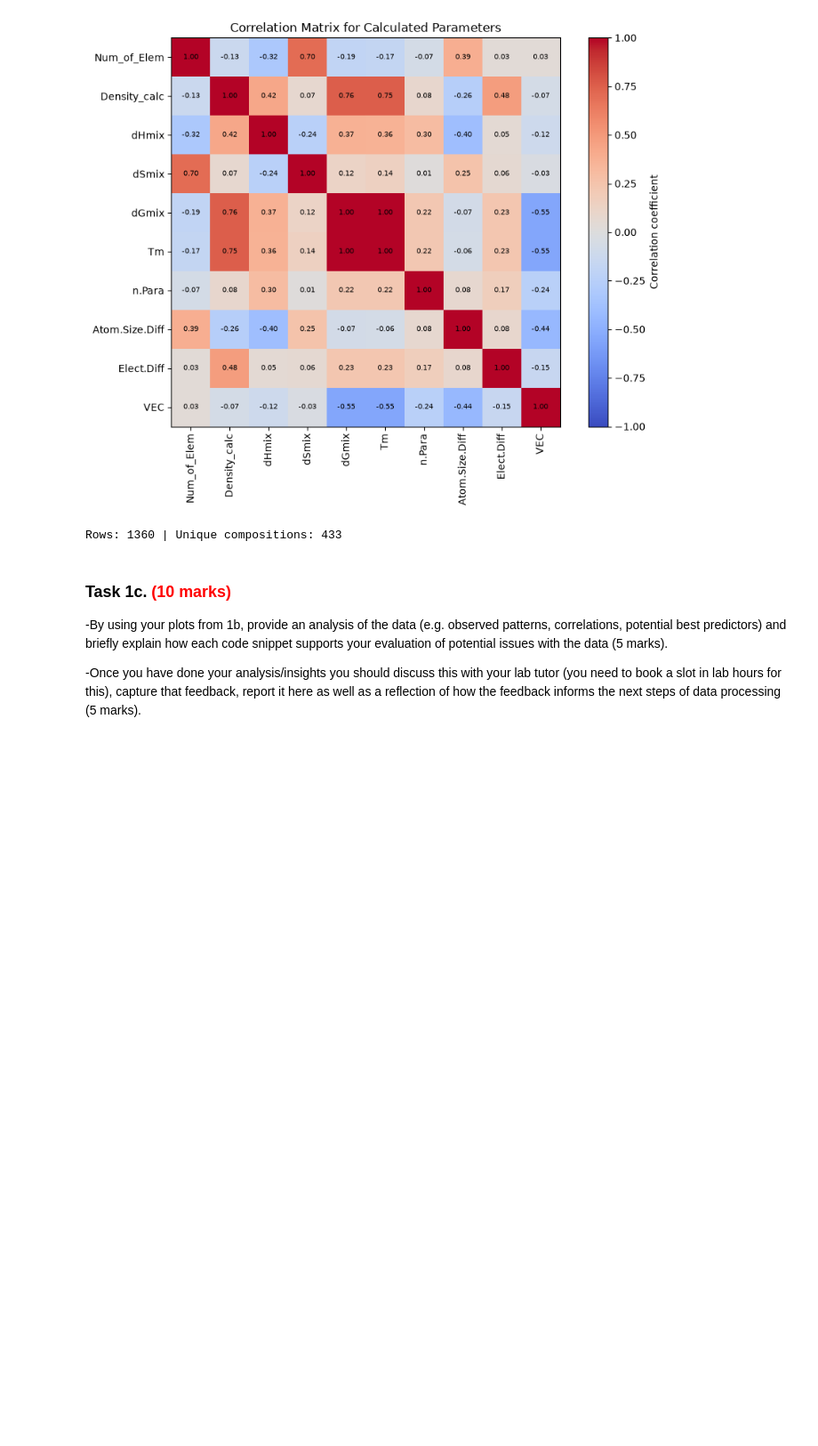
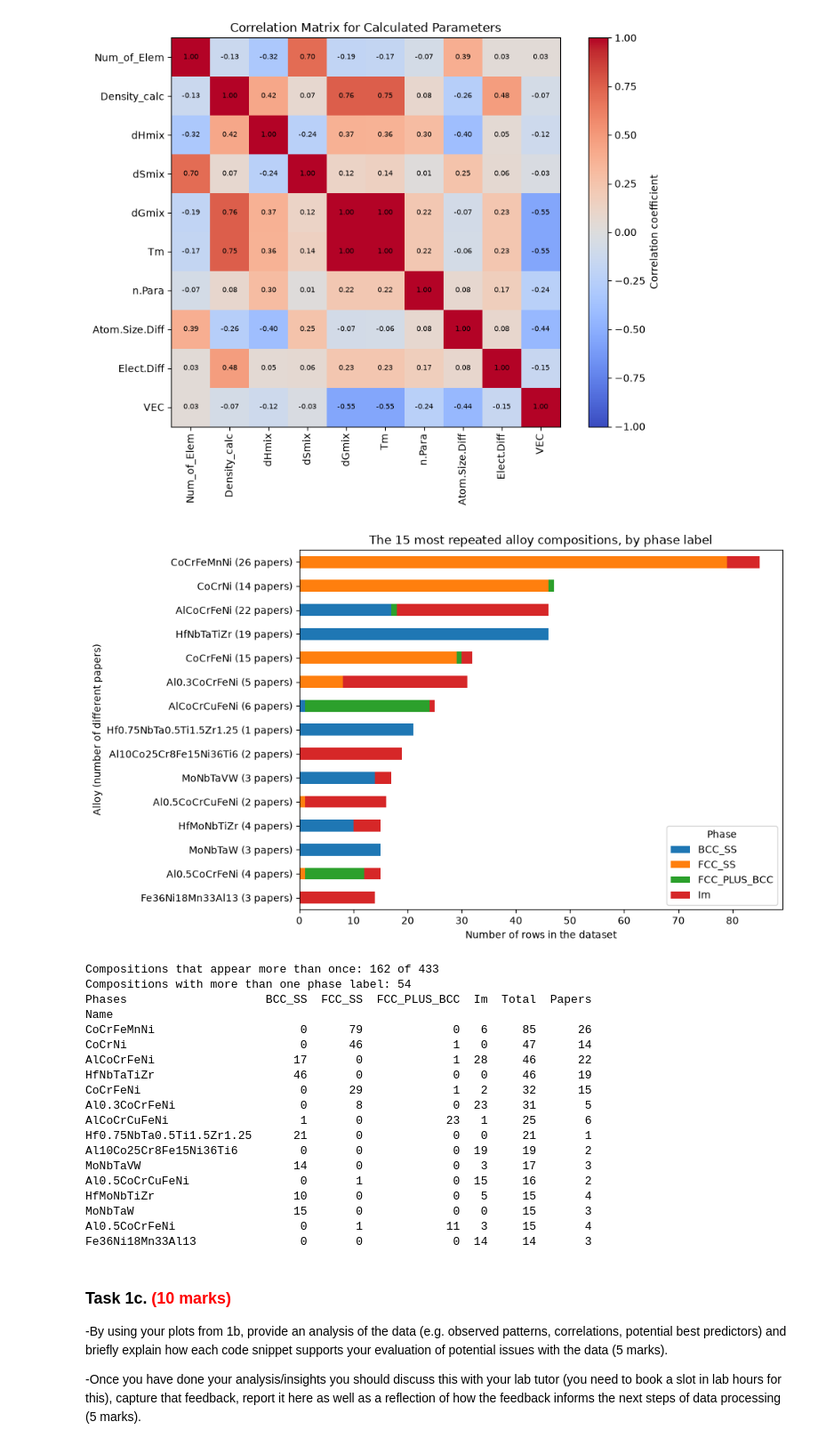
Before and after one commit to hascoleman/Coursework, a Jupyter notebook: 202627_MMME4125_cw_egyhc3.ipynb, the cells around one changed output. Shown at 89% size. Saved outputs shown, nothing was run; the diff lists cells and outputs as text; code cells hidden in the pictures; blank space fills up the shorter version.

```diff
--- a/202627_MMME4125_cw_egyhc3.ipynb
+++ b/202627_MMME4125_cw_egyhc3.ipynb
@@ -349,12 +357,55 @@ plt.show()
 # Highly correlated values contain the same data, useful for later
 # %% [output]
 [figure]
-# %%
-# Extra Observation - Duplicate alloy compositions
-comp = df_sub[elements].round(4) # takes element compositions and rounds to ignore floting point errors
-print('Rows:', len(df_sub), '| Unique compositions:', len(comp.drop_duplicates())) # counts number of unique element compositions compared to total
-# %% [output]
-Rows: 1360 | Unique compositions: 433
+# %%
+# Plot 7 - The most repeated alloy compositions, split by phase label
+comp = df_sub[elements].round(4)                      # element compositions, rounded to ignore floating point errors
+comp_label = comp.astype(str).agg('-'.join, axis=1)   # turns each row's composition into one text label, so identical alloys share a label
+
+repeats = pd.crosstab(comp_label, df_sub['Phases'])[classes]            # table of rows per phase for each composition
+repeats['Total'] = repeats.sum(axis=1)                                  # total rows per composition
+repeats['Papers'] = df_sub['References'].groupby(comp_label).nunique()  # number of different papers per composition
+repeats['Name'] = df_sub['Alloy '].groupby(comp_label).first()          # a readable alloy name for the plot
+
+top = repeats.sort_values('Total', ascending=False).head(15)   # the 15 most repeated compositions
+top = top.iloc[::-1]                                            # reverse so the most repeated is at the top
+labels = top['Name'] + ' (' + top['Papers'].astype(str) + ' papers)'
+
+top[classes].plot(kind='barh', stacked=True, figsize=(10, 6))   # horizontal stacked bar chart
+plt.yticks(range(len(top)), labels)
+plt.title('The 15 most repeated alloy compositions, by phase label')
+plt.xlabel('Number of rows in the dataset')
+plt.ylabel('Alloy (number of different papers)')
+plt.legend(title='Phase')
+plt.tight_layout()
+plt.show()
+# produces a plot of one bar per composition with its length indicating how many times it appears
+# More than one colour means the copies disagree on phase
+
+print('Compositions that appear more than once:', (repeats['Total'] > 1).sum(), 'of', len(repeats))
+print('Compositions with more than one phase label:', ((repeats[classes] > 0).sum(axis=1) > 1).sum())
+print(top.iloc[::-1].set_index('Name')[classes + ['Total', 'Papers']])   # the numbers behind the bars
+# %% [output]
+[figure, added]
+Compositions that appear more than once: 162 of 433
+Compositions with more than one phase label: 54
+Phases                    BCC_SS  FCC_SS  FCC_PLUS_BCC  Im  Total  Papers
+Name
+CoCrFeMnNi                     0      79             0   6     85      26
+CoCrNi                         0      46             1   0     47      14
+AlCoCrFeNi                    17       0             1  28     46      22
+HfNbTaTiZr                    46       0             0   0     46      19
+CoCrFeNi                       0      29             1   2     32      15
+Al0.3CoCrFeNi                  0       8             0  23     31       5
+AlCoCrCuFeNi                   1       0            23   1     25       6
+Hf0.75NbTa0.5Ti1.5Zr1.25      21       0             0   0     21       1
+Al10Co25Cr8Fe15Ni36Ti6         0       0             0  19     19       2
+MoNbTaVW                      14       0             0   3     17       3
+Al0.5CoCrCuFeNi                0       1             0  15     16       2
+HfMoNbTiZr                    10       0             0   5     15       4
+MoNbTaW                       15       0             0   0     15       3
+Al0.5CoCrFeNi                  0       1            11   3     15       4
+Fe36Ni18Mn33Al13               0       0             0  14     14       3
 # %% [markdown]
 ### Task 1c. <span style="color:red">(10 marks)</span>
 
```
Also changed, not shown: parts of 6 cells of this notebook.
